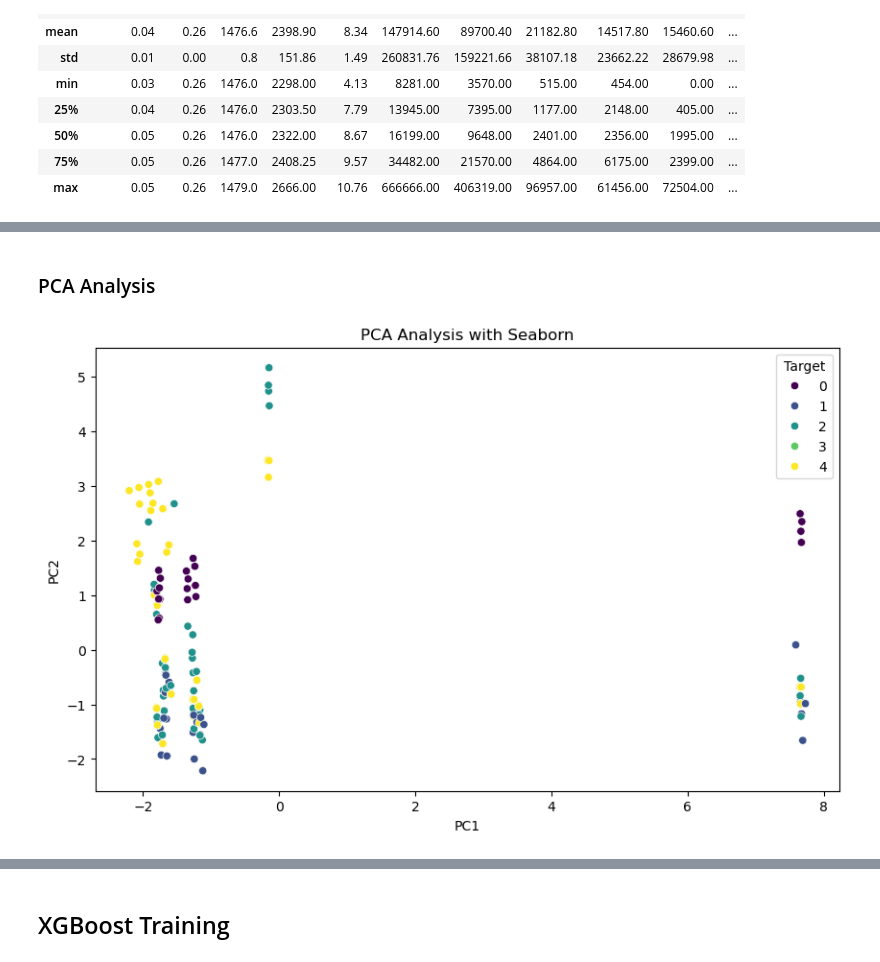
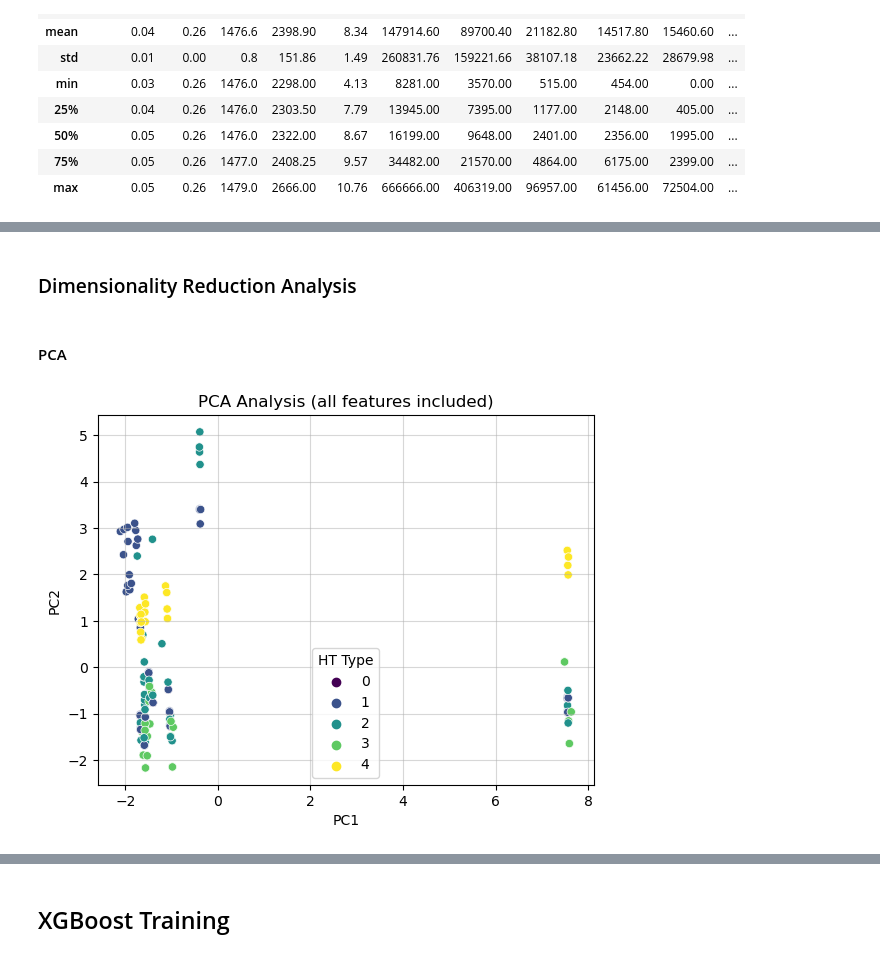
Before and after one commit to ribesstefano/Laokoon-ML, a Jupyter notebook: notebooks/ht_classification.ipynb, the cells around one changed output, grey strips where cells are left out. Drawn from its saved outputs; the diff is of its cells as text; code cells hidden in the pictures.

Commit message:
Added code for training and plotting

```diff
--- a/notebooks/ht_classification.ipynb
+++ b/notebooks/ht_classification.ipynb
@@ -95,6 +88,17 @@ ht_types = {
     3: 'critical',
     4: 'clk_mod',
 }
+ht_labels = {
+    'ht-free': 0,
+    'mitm': 1,
+    'fetch': 2,
+    'critical': 3,
+    'clk_mod': 4,
+}
+ht_labels_with_trigger = {f'{v}_triggered': ht_labels[v] for k, v in ht_types.items() if v != 'ht-free'}
+ht_labels_with_trigger.update({f'{v}_non-triggered': ht_labels[v] + len(ht_types) - 1 for k, v in ht_types.items() if v != 'ht-free'})
+ht_labels_with_trigger['ht-free'] = 0
+print(ht_labels_with_trigger)
 feature_types = {
     'benchmark': 'performance',
     'num_cycles': 'performance',
@@ -122,6 +126,16 @@ triggered_df['ht_triggered'] = True
 not_triggered_df['ht_triggered'] = False
 df = pd.concat([triggered_df, not_triggered_df], ignore_index=True)
 df = df.rename(columns=old2new).replace({'ht_type': ht_types})
+benchmark_labels = {k: i for i, k in enumerate(df['benchmark'].unique())}
+def get_class(x):
+    if x['ht_type'] == 'ht-free':
+        return 'ht-free'
+    if x['ht_triggered']:
+        return f'{x["ht_type"]}_triggered'
+    else:
+        return f'{x["ht_type"]}_non-triggered'
+
+df['ht_type_with_trigger'] = df.apply(lambda x: get_class(x), axis=1)
 # Save df to file
 df.to_csv(os.path.join(data_dir, 'processed', 'ht_classification.csv'), index=False)
 df.head()
@@ -169,24 +238,26 @@ plt.show()
+# %% [markdown]
+### Dimensionality Reduction Analysis
 # %% [markdown]
-### PCA Analysis
+#### PCA
 # %%
 # Split the data into features (X) and target (y)
-X = df.drop(['ht_type', 'ht_triggered'], axis=1)
-X['benchmark'] = X['benchmark'].astype('category').cat.codes
-y = df['ht_type'].astype('category').cat.codes
+X = df.drop(['ht_type', 'ht_type_with_trigger', 'ht_triggered'], axis=1).replace({'benchmark': benchmark_labels})
+y = df['ht_type'].replace(ht_labels)
 # Standardize the features (important for PCA)
 scaler = StandardScaler()
 X_std = scaler.fit_transform(X)
 # Perform PCA
 pca = PCA(n_components=2)  # You can choose the number of components you want to keep
 principal_components = pca.fit_transform(X_std)
 # Create a new DataFrame with the principal components
 pca_df = pd.DataFrame(data=principal_components, columns=['PC1', 'PC2'])
 # Concatenate the principal components with the target variable (if applicable)
-pca_df['Target'] = y
+pca_df['HT Type'] = y
 # Visualize the PCA results using Seaborn
-plt.figure(figsize=(10, 6))
-sns.scatterplot(data=pca_df, x='PC1', y='PC2', hue='Target', palette='viridis')
-plt.title('PCA Analysis with Seaborn')
+# plt.figure(figsize=(10, 6))
+sns.scatterplot(data=pca_df, x='PC1', y='PC2', hue='HT Type', palette='viridis')
+plt.title('PCA Analysis (all features included)')
+plt.grid(axis='both', alpha=0.5)
 plt.show()
 # %% [output]
-[figure, old version]
+[figure, new version]
```
Also changed, not shown: parts of 28 cells of this notebook, 2 other files.
